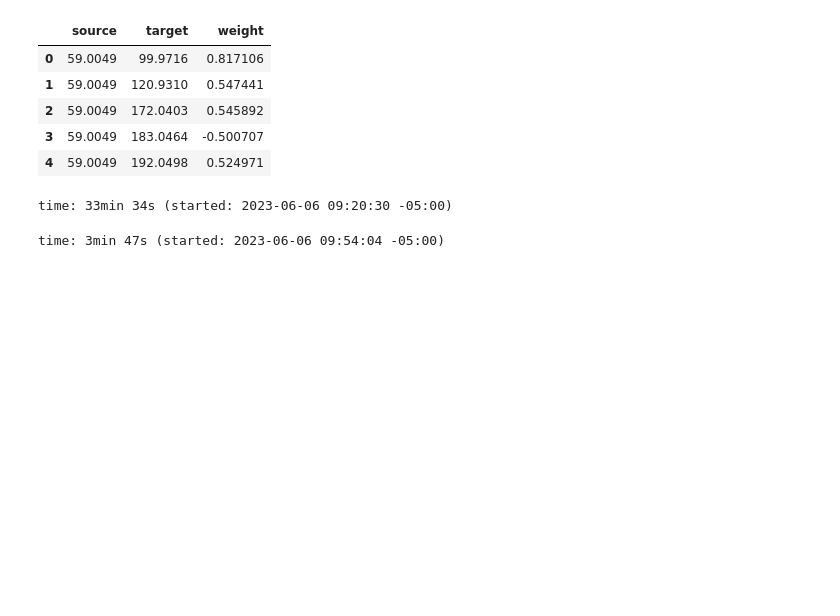
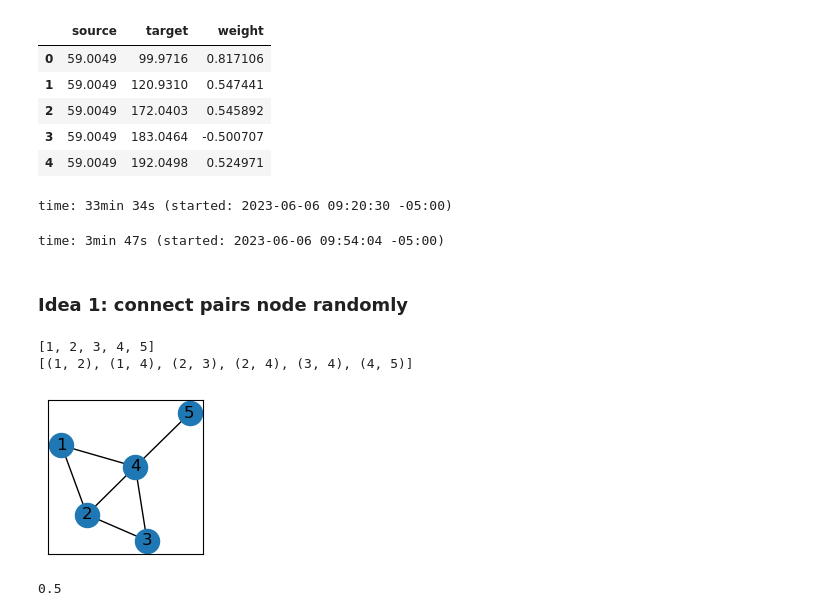
Before and after one commit to win7/GNN_Unsupervised, a Jupyter notebook: preprocessing.ipynb, the cells around one changed output. Cells and saved outputs as stored; diff of their text form; code cells hidden in the pictures; blank space fills up the shorter version.

```diff
--- a/preprocessing.ipynb
+++ b/preprocessing.ipynb
@@ -137,3 +135,25 @@ time: 33min 34s (started: 2023-06-06 09:20:30 -05:00)
 create_graph_data(exp, groups_id, subgroups_id)
 # %% [output]
 time: 3min 47s (started: 2023-06-06 09:54:04 -05:00)
+# %% [markdown]
+### Idea 1: connect pairs node randomly
+# %%
+# elist = [(2, 1), (3, 2), (4, 1), (2, 4)]
+
+elist = [(1, 2, 0.5), (2, 3, 0.6), (1, 4, 0.7), (2, 4, 0.8), (3, 4, 0.9), (4, 5, 1.0)]
+G1 = nx.Graph()
+G1.add_weighted_edges_from(elist)
+
+print(G1.nodes())
+print(G1.edges())
+
+plt.figure(1,figsize=(2, 2))
+nx.draw_networkx(G1)
+plt.show()
+
+G1.get_edge_data(2, 1, default=0)["weight"]
+# %% [output]
+[1, 2, 3, 4, 5]
+[(1, 2), (1, 4), (2, 3), (2, 4), (3, 4), (4, 5)]
+[figure, added]
+0.5
```
Also changed, not shown: parts of 15 cells of this notebook, 7 other files.
